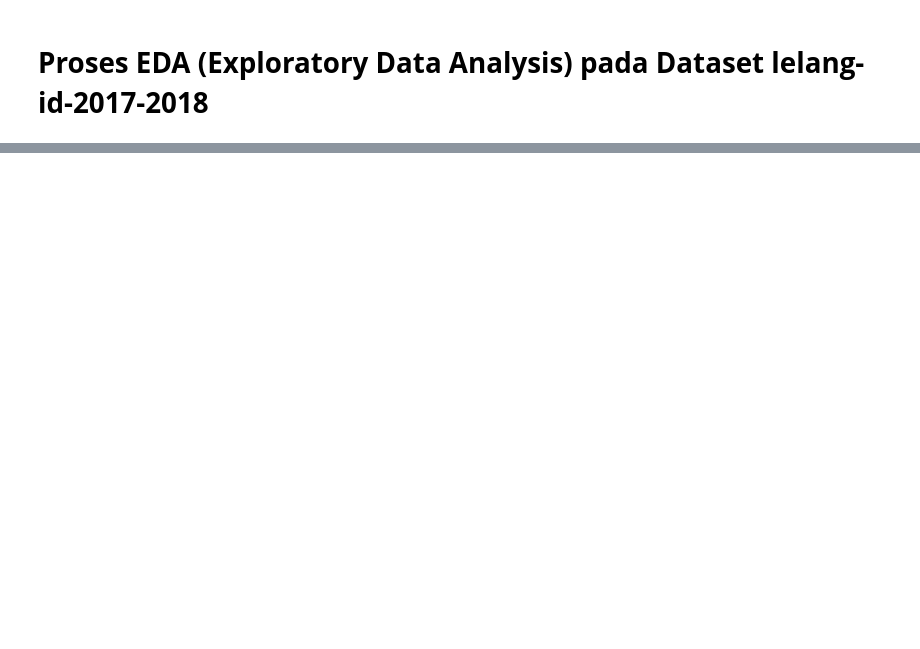
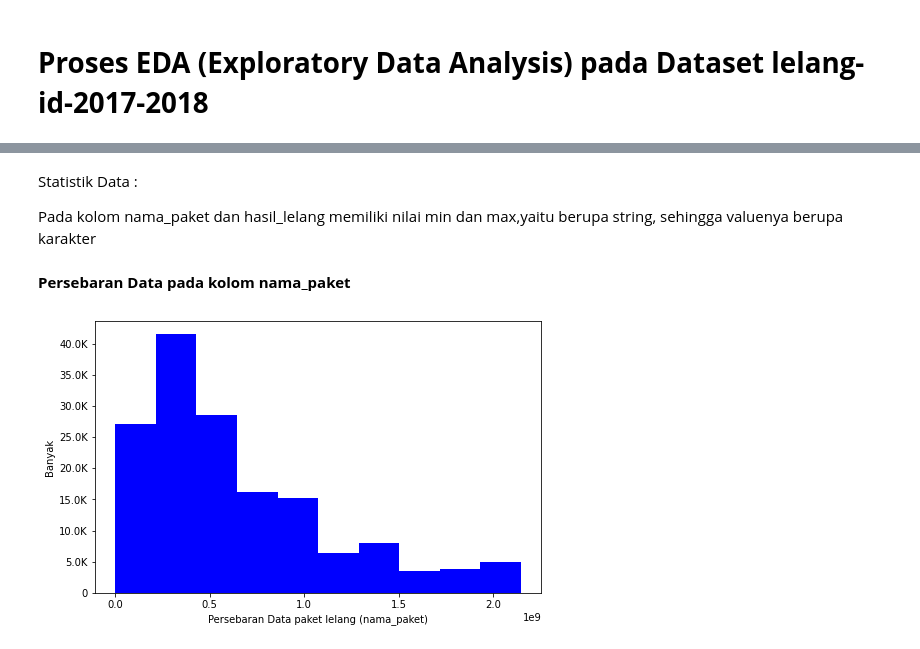
Before and after one commit to ZainAhmadTaufik/TBigData, a Jupyter notebook: 1800018169.ipynb, the cells around one changed output, grey strips where cells are left out. Cells and saved outputs as stored; diff of their text form; code cells hidden in the pictures; blank space fills up the shorter version.

```diff
--- a/1800018169.ipynb
+++ b/1800018169.ipynb
@@ -44,0 +84,19 @@ data.printSchema()
+# %%
+from pyspark.sql.types import StructField, IntegerType, StructType, StringType
+
+data = [
+    StructField("kode_lelang", StringType(), True),
+    StructField("kode_rup", StringType(), True),
+    StructField("nama_paket", IntegerType(), True),
+    StructField("kategori3", StringType(), True),
+    StructField("kategori4", StringType(), True),
+    StructField("tahun_anggaran", StringType(), True),
+    StructField("pagu:", StringType(), True),
+    StructField("hps:", StringType(), True),
+    StructField("hasil_lelang", IntegerType(), True),
+]
+
+finalStruct = StructType(fields=data)
+
+lelang_df = spark.read.csv("lelang-2017-2018.csv", header=True, schema=finalStruct)
+lelang_df.printSchema()
@@ -48,0 +163,18 @@ Pertama kita cek jumlah total data lelang yang ada pada dataset lelang-id-2017-2
+# %% [markdown]
+Statistik Data :
+
+Pada kolom nama_paket dan hasil_lelang memiliki nilai min dan max,yaitu berupa string, sehingga valuenya berupa karakter
+# %% [markdown]
+**Persebaran Data pada kolom nama_paket**
+# %%
+lelang_df_nama_paket = lelang_df.select('nama_paket')
+
+fig, axes = plt.subplots()
+fig.set_size_inches(8, 5)
+hist(axes, lelang_df_nama_paket, color="blue")
+plt.xlabel('Persebaran Data paket lelang (nama_paket)')
+plt.ylabel('Banyak')
+
+plt.show()
+# %% [output]
+[figure, added]
```
Also changed, not shown: parts of 28 cells of this notebook.
